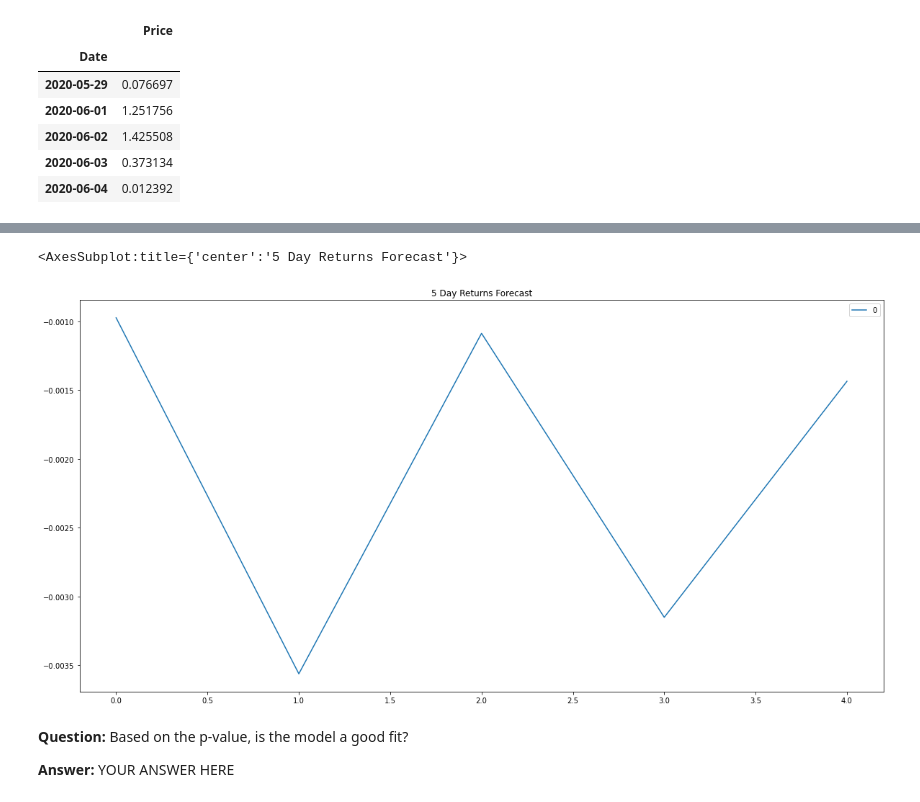
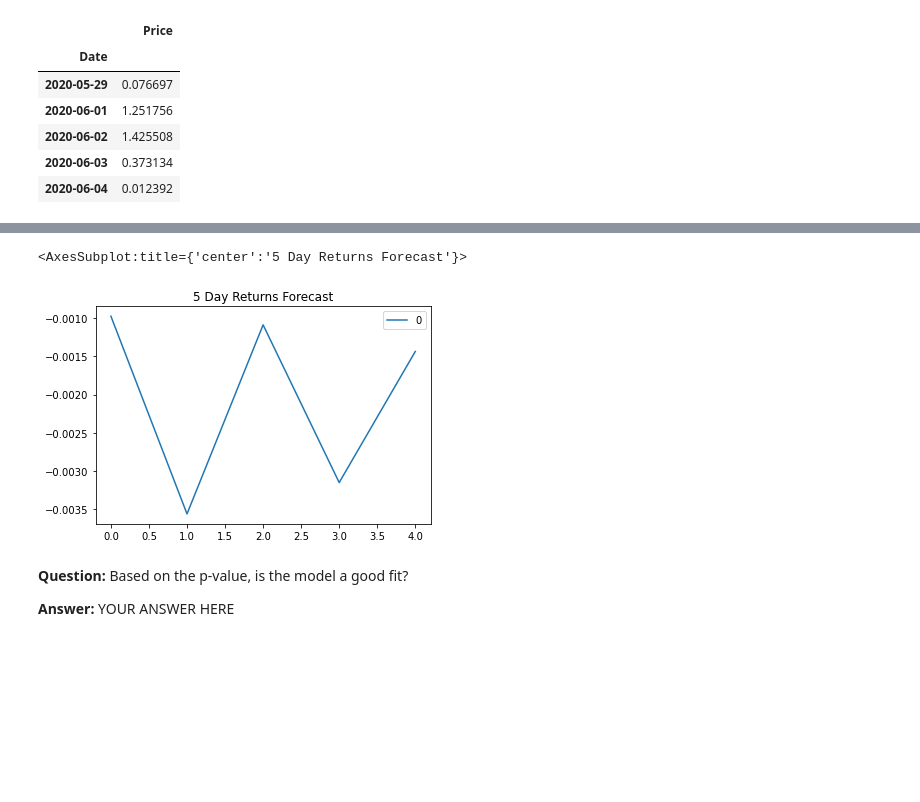
Before and after one commit to GuilleMGN/TimeSeriesForecasting, a Jupyter notebook: time_series_analysis.ipynb, the cells around one changed output, grey strips where cells are left out. Cells and saved outputs as stored; diff of their text form; code cells hidden in the pictures; blank space fills up the shorter version.

Commit message:
garch models and forecast complete

```diff
--- a/time_series_analysis.ipynb
+++ b/time_series_analysis.ipynb
@@ -150,10 +150,10 @@ Roots
 | MA.1 | -1.2127 | +0.0000j | 1.2127 | 0.5000 |
 # %%
 # Plot the 5 Day Returns Forecast
-pd.DataFrame(arma_results.forecast(steps = 5)[0]).plot(title="5 Day Returns Forecast", figsize = (20, 10))
+pd.DataFrame(arma_results.forecast(steps = 5)[0]).plot(title="5 Day Returns Forecast")
 # %% [output]
 <AxesSubplot:title={'center':'5 Day Returns Forecast'}>
-[figure, old version]
+[figure, new version]
 # %% [markdown]
 **Question:** Based on the p-value, is the model a good fit?
 
```
Also changed, not shown: parts of 14 cells of this notebook.
